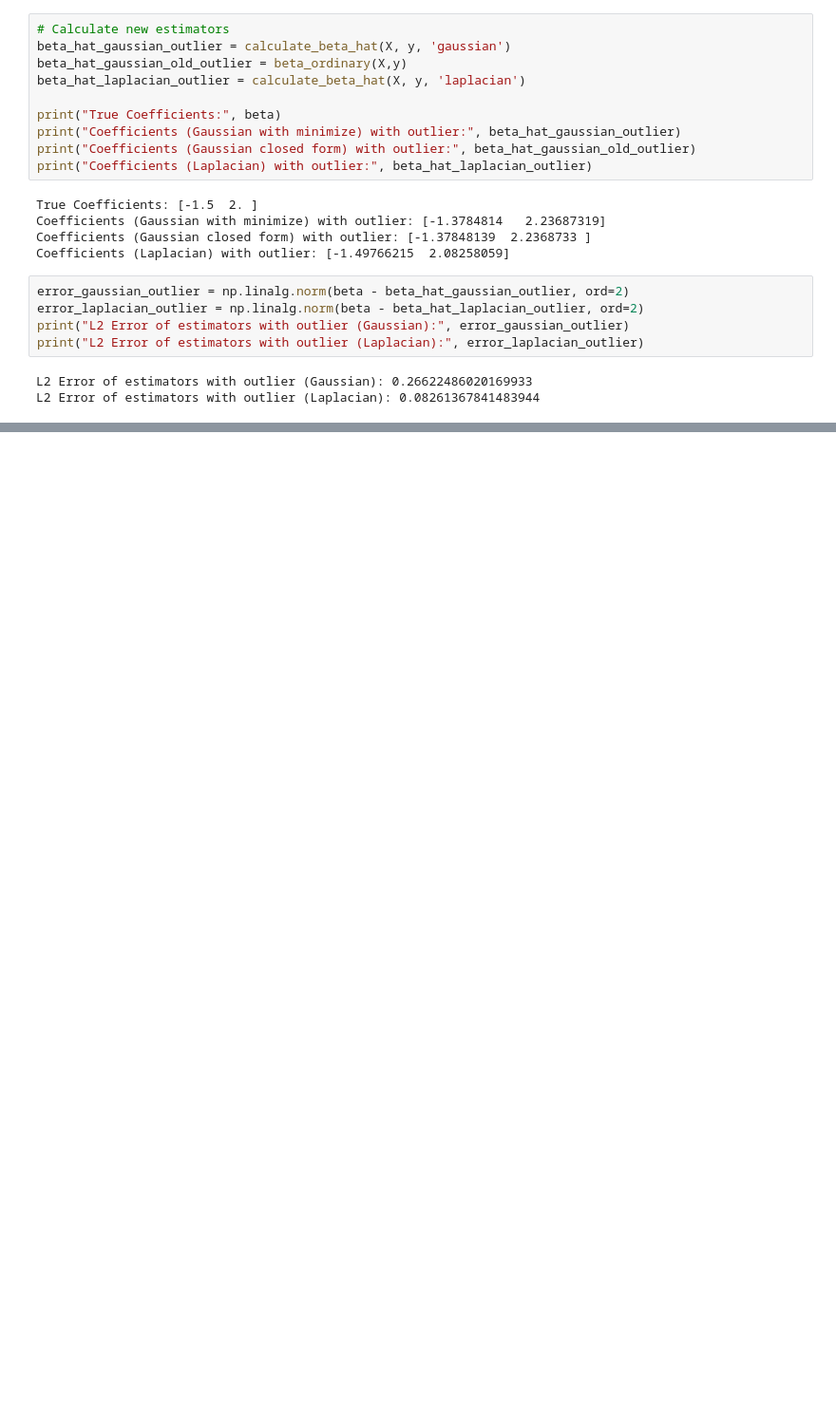
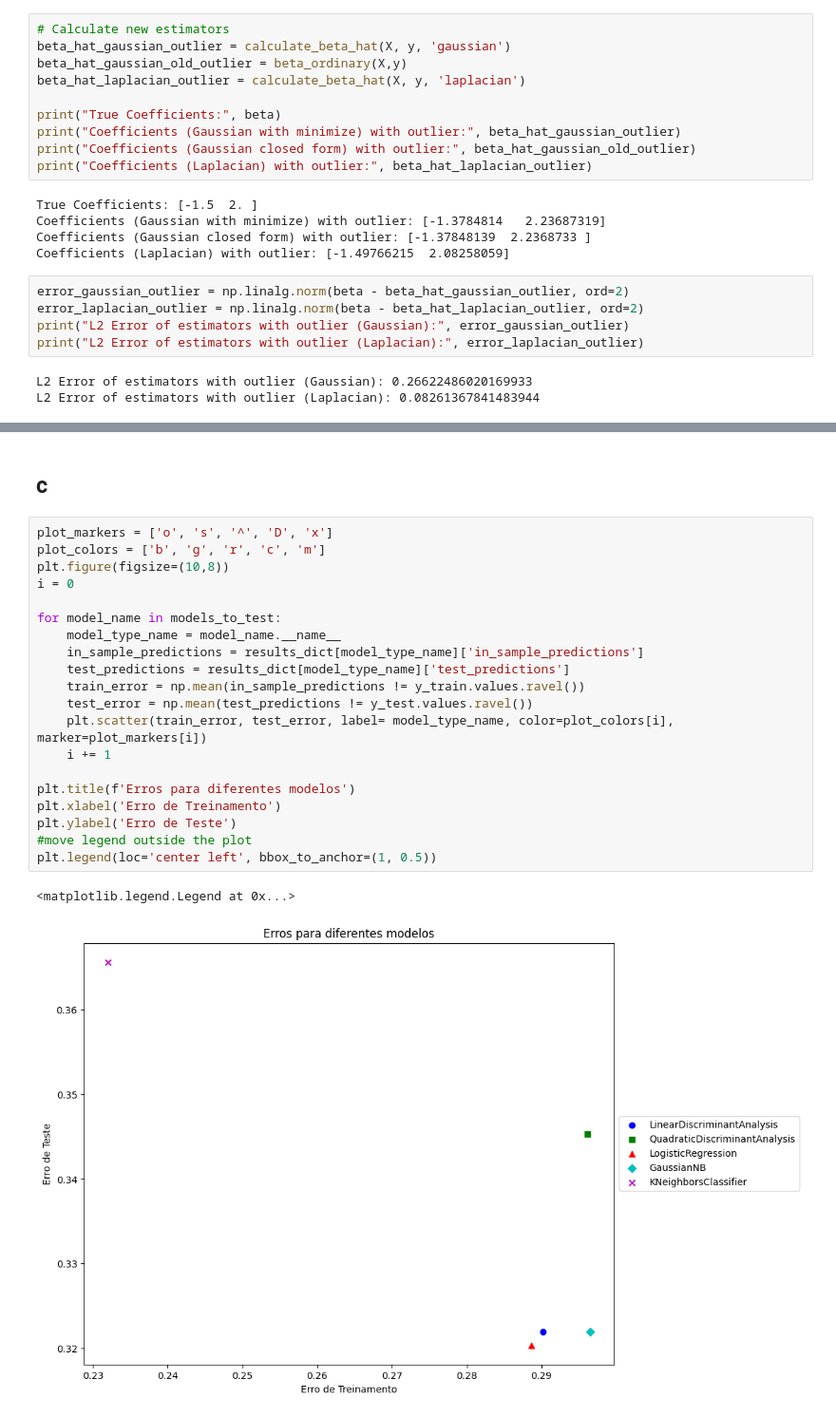
Before and after one commit to pedrobahia7/list01_ml_impa, a Jupyter notebook: list01.ipynb, the cells around one changed output, grey strips where cells are left out. Shown at 95% size. Cells and saved outputs as stored; diff of their text form; blank space fills up the shorter version.

```diff
--- a/list01.ipynb
+++ b/list01.ipynb
@@ -452,0 +640,25 @@ X_test = X_test.drop(["home_team", "away_team"], axis=1)
+# %% [markdown]
+## c
+# %%
+plot_markers = ['o', 's', '^', 'D', 'x']
+plot_colors = ['b', 'g', 'r', 'c', 'm']
+plt.figure(figsize=(10,8))
+i = 0
+
+for model_name in models_to_test:
+    model_type_name = model_name.__name__
+    in_sample_predictions = results_dict[model_type_name]['in_sample_predictions']
+    test_predictions = results_dict[model_type_name]['test_predictions']
+    train_error = np.mean(in_sample_predictions != y_train.values.ravel())
+    test_error = np.mean(test_predictions != y_test.values.ravel())
+    plt.scatter(train_error, test_error, label= model_type_name, color=plot_colors[i], marker=plot_markers[i])
+    i += 1
+
+plt.title(f'Erros para diferentes modelos')
+plt.xlabel('Erro de Treinamento')
+plt.ylabel('Erro de Teste')
+#move legend outside the plot
+plt.legend(loc='center left', bbox_to_anchor=(1, 0.5))
+# %% [output]
+<matplotlib.legend.Legend at 0x...>
+[figure, added]
```
Also changed, not shown: parts of 10 cells of this notebook.
